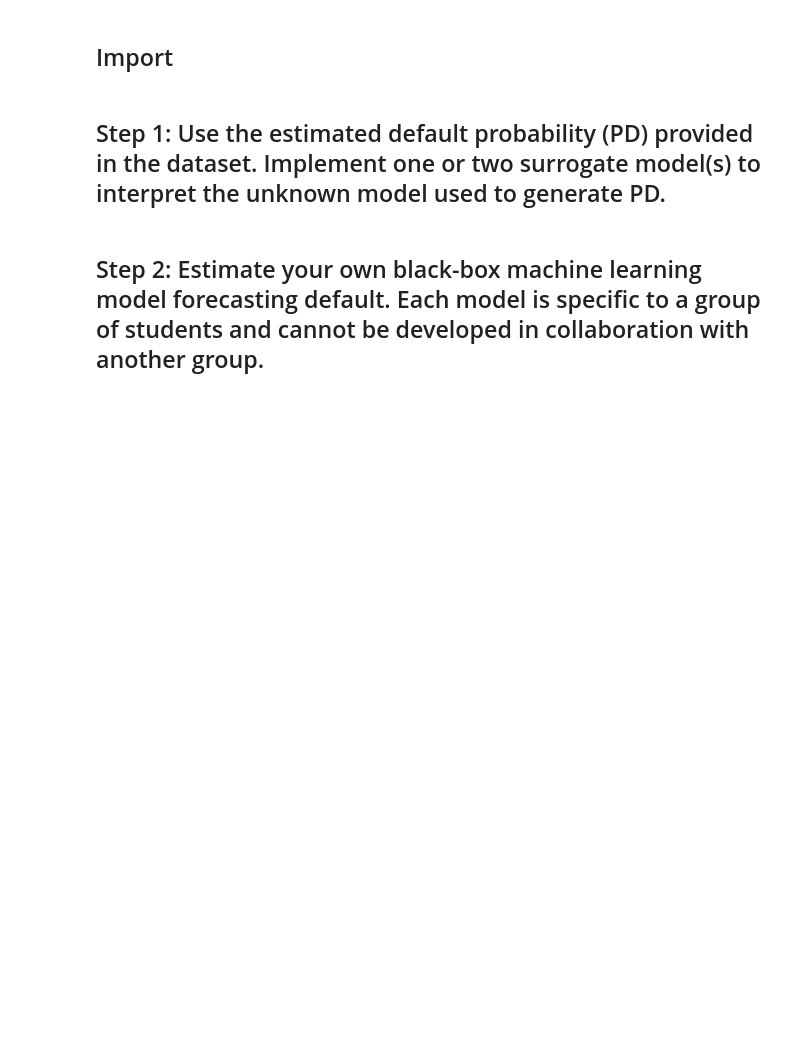
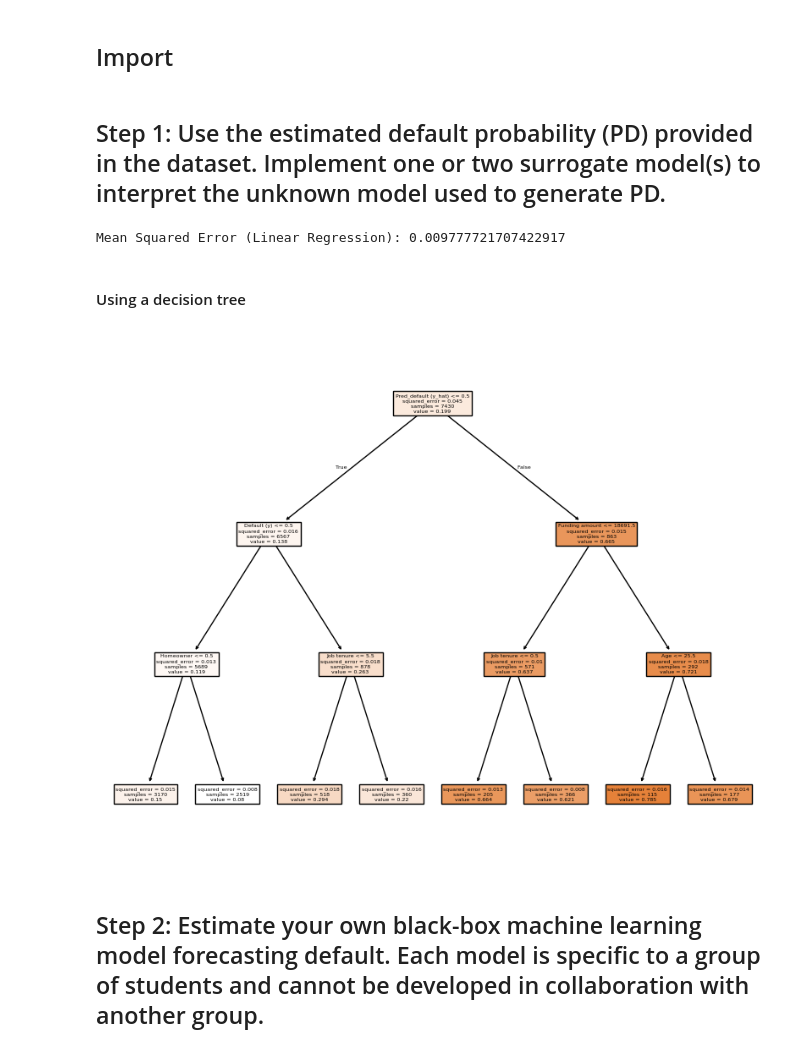
Before and after one commit to agossetX/interpretability_algorithmic_fairness_group_2, a Jupyter notebook: main.ipynb, the cells around one changed output. Saved outputs shown, nothing was run; the diff lists cells and outputs as text; code cells hidden in the pictures; blank space fills up the shorter version.

```diff
--- a/main.ipynb
+++ b/main.ipynb
@@ -8,5 +22,34 @@ import pandas as pd
 df = pd.read_excel('dataproject2024.xlsx')
 # %% [markdown]
 ## Step 1: Use the estimated default probability (PD) provided in the dataset. Implement one or two surrogate model(s) to interpret the unknown model used to generate PD.
+# %%
+X = df.drop(columns=['PD'])
+y = df['PD']
+
+X_train, X_test, y_train, y_test = train_test_split(X, y, test_size=0.2, random_state=42)
+
+linear_model = LinearRegression()
+linear_model.fit(X_train, y_train)
+
+# predict
+y_pred_linear = linear_model.predict(X_test)
+
+# Évaluate the model
+mse_linear = mean_squared_error(y_test, y_pred_linear)
+print(f'Mean Squared Error (Linear Regression): {mse_linear}')
+# %% [output]
+Mean Squared Error (Linear Regression): 0.009777721707422917
+# %% [markdown]
+#### Using a decision tree
+# %%
+tree_model = DecisionTreeRegressor(max_depth=3)
+tree_model.fit(X, y)
+
+# Visualize the decision tree
+plt.figure(figsize=(10,8))
+plot_tree(tree_model, feature_names=X.columns, filled=True)
+plt.show()
+# %% [output]
+[figure, added]
 # %% [markdown]
 ## Step 2: Estimate your own black-box machine learning model forecasting default. Each model is specific to a group of students and cannot be developed in collaboration with another group.
```
Also changed, not shown: parts of 6 cells of this notebook.
